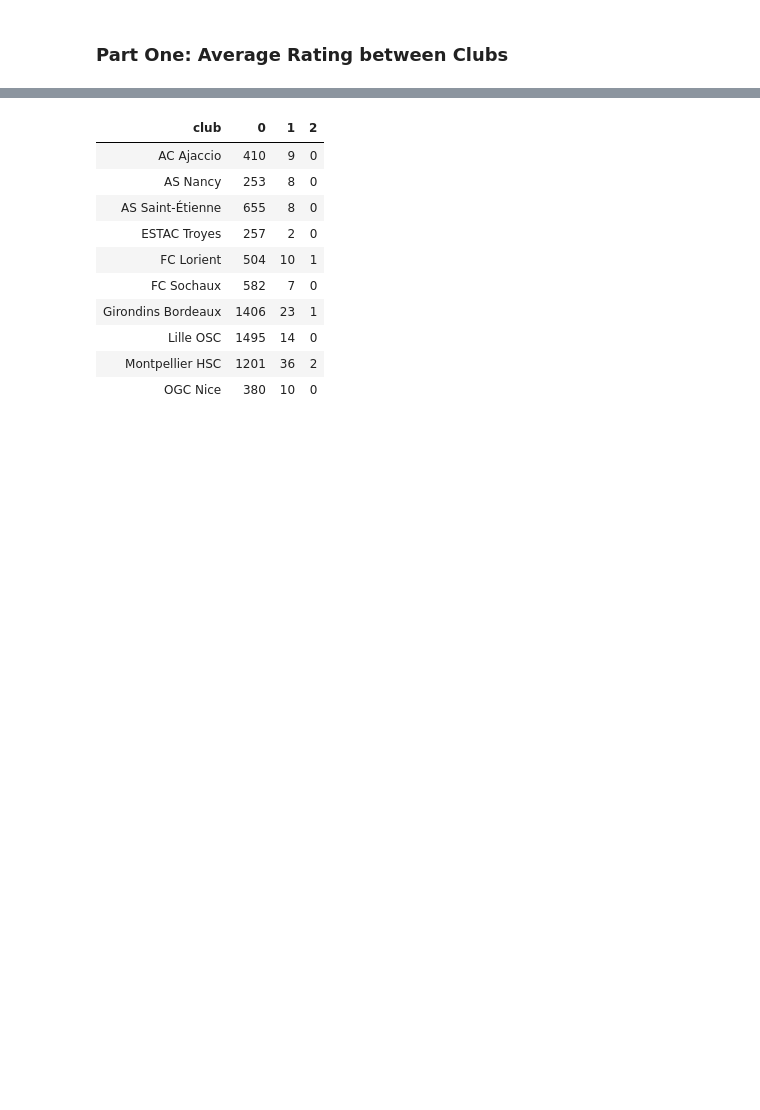
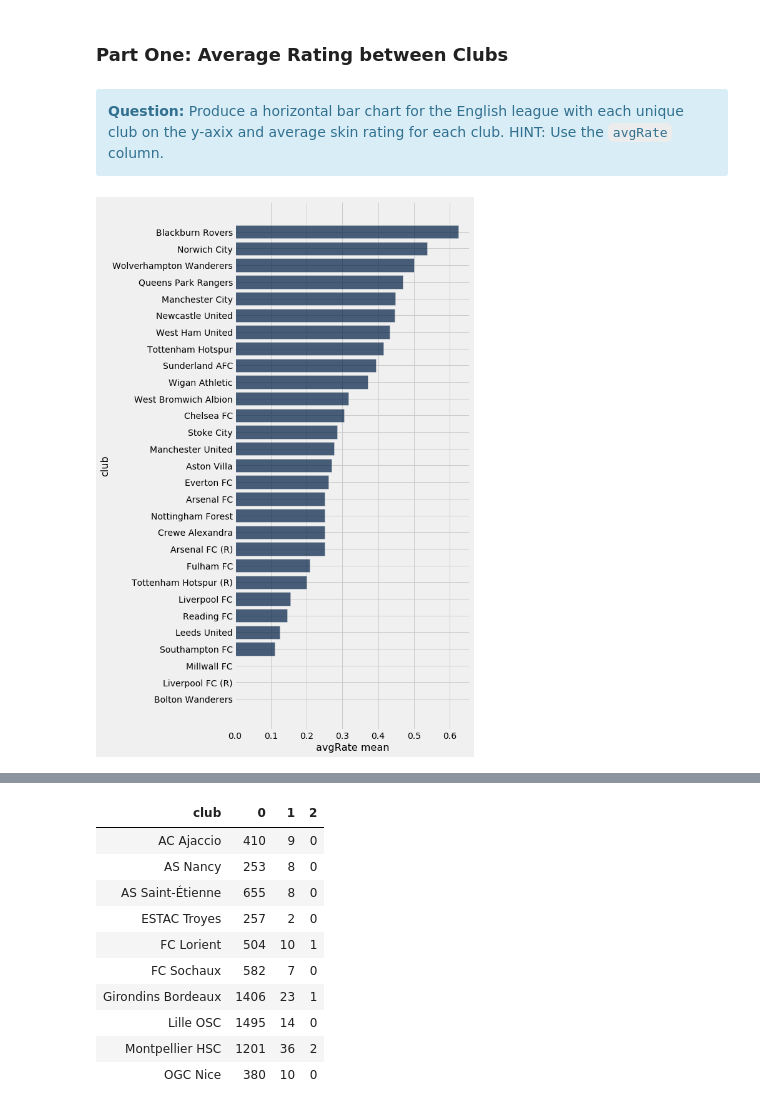
Before and after one commit to ds-modules/BUDS-SU21-Dev, a Jupyter notebook: Project_Extensions/Soccer/Soccer_Extension.ipynb, the cells around one changed output, grey strips where cells are left out. Cells and saved outputs as stored; diff of their text form; code cells hidden in the pictures; blank space fills up the shorter version.

```diff
--- a/Project_Extensions/Soccer/Soccer_Extension.ipynb
+++ b/Project_Extensions/Soccer/Soccer_Extension.ipynb
@@ -199,3 +220,16 @@ france.show(5)
 ... (16366 rows omitted)
 # %% [markdown]
 ### Part One: Average Rating between Clubs
+# %% [markdown]
+<div class="alert alert-info">
+        <b>Question:</b> Produce a horizontal bar chart for the English league with each unique club on the y-axix and average skin rating for each club.
+     HINT: Use the <code>avgRate</code> column.
+</div>
+# %%
+#KEY
+
+reduced_eng = england.group("club", np.mean)
+sorted_eng = reduced_eng.sort("avgRate mean", descending=True)
+sorted_eng.barh("club", "avgRate mean")
+# %% [output]
+[figure, added]
```
Also changed, not shown: parts of 25 cells of this notebook.
